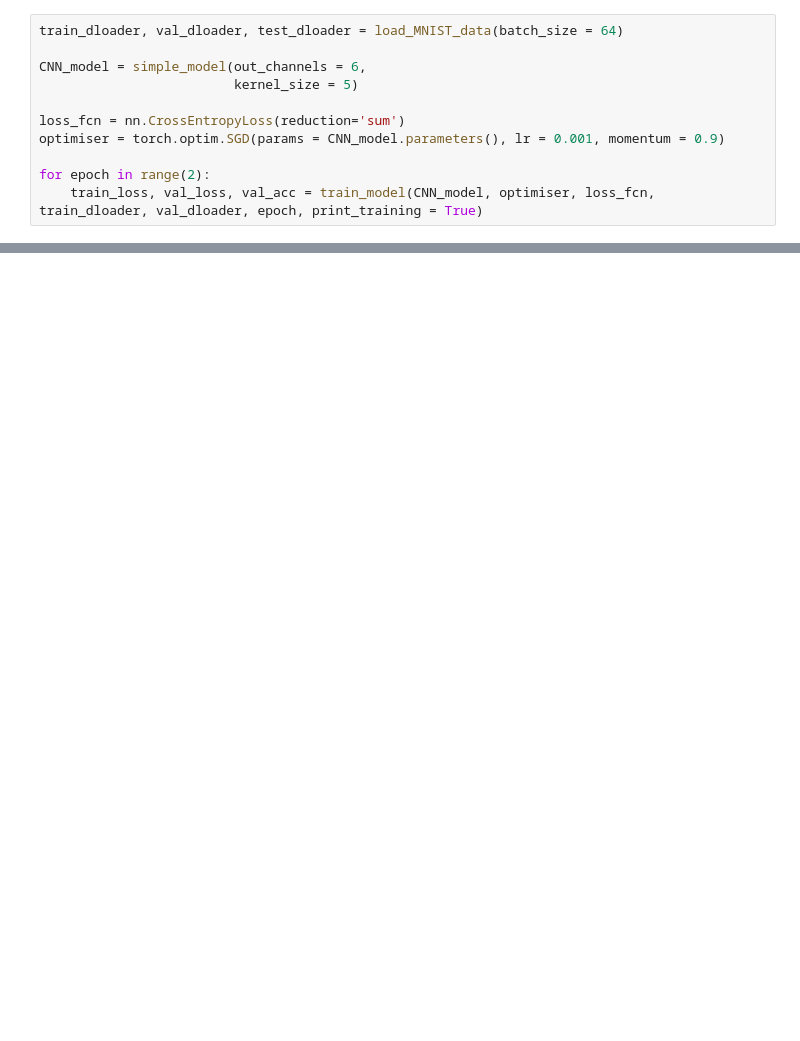
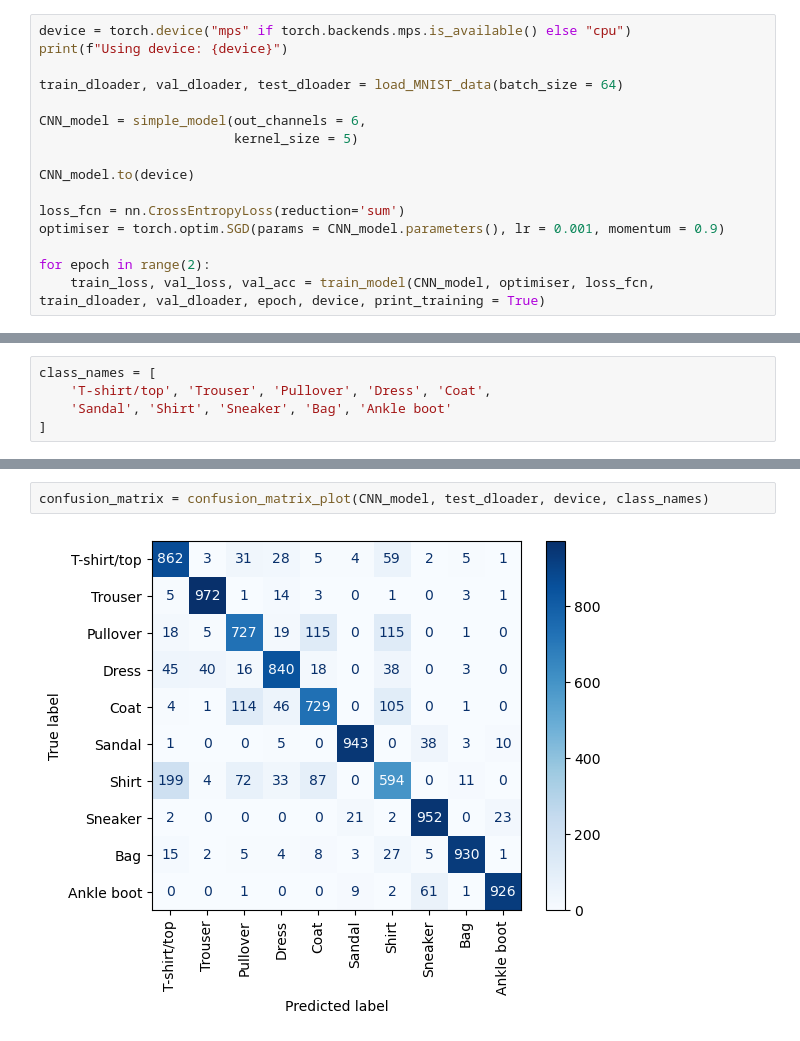
Before and after one commit to Leonwindett/Fashion-MNIST-CNN, a Jupyter notebook: notebooks/baseline_model.ipynb, the cells around one changed output, grey strips where cells are left out. Saved outputs shown, nothing was run; the diff lists cells and outputs as text; blank space fills up the shorter version.

Commit message:
Baseline model complete

```diff
--- a/notebooks/baseline_model.ipynb
+++ b/notebooks/baseline_model.ipynb
@@ -16,12 +33,17 @@ import torch.nn as nn
 # %%
+device = torch.device("mps" if torch.backends.mps.is_available() else "cpu")
+print(f"Using device: {device}")
+
 train_dloader, val_dloader, test_dloader = load_MNIST_data(batch_size = 64)
 
 CNN_model = simple_model(out_channels = 6,
                          kernel_size = 5)
 
+CNN_model.to(device)
+
 loss_fcn = nn.CrossEntropyLoss(reduction='sum')
 optimiser = torch.optim.SGD(params = CNN_model.parameters(), lr = 0.001, momentum = 0.9)
 
 for epoch in range(2):
-    train_loss, val_loss, val_acc = train_model(CNN_model, optimiser, loss_fcn, train_dloader, val_dloader, epoch, print_training = True)
+    train_loss, val_loss, val_acc = train_model(CNN_model, optimiser, loss_fcn, train_dloader, val_dloader, epoch, device, print_training = True)
 # %% [output]
@@ -44,0 +58,5 @@ Extracting ../data/FashionMNIST/raw/t10k-labels-idx1-ubyte.gz to ../data/Fashion
+# %%
+class_names = [
+    'T-shirt/top', 'Trouser', 'Pullover', 'Dress', 'Coat',
+    'Sandal', 'Shirt', 'Sneaker', 'Bag', 'Ankle boot'
+]
@@ -44,0 +78,4 @@ Extracting ../data/FashionMNIST/raw/t10k-labels-idx1-ubyte.gz to ../data/Fashion
+# %%
+confusion_matrix = confusion_matrix_plot(CNN_model, test_dloader, device, class_names)
+# %% [output]
+[figure, added]
```
Also changed, not shown: parts of 6 cells of this notebook, 2 other files.
